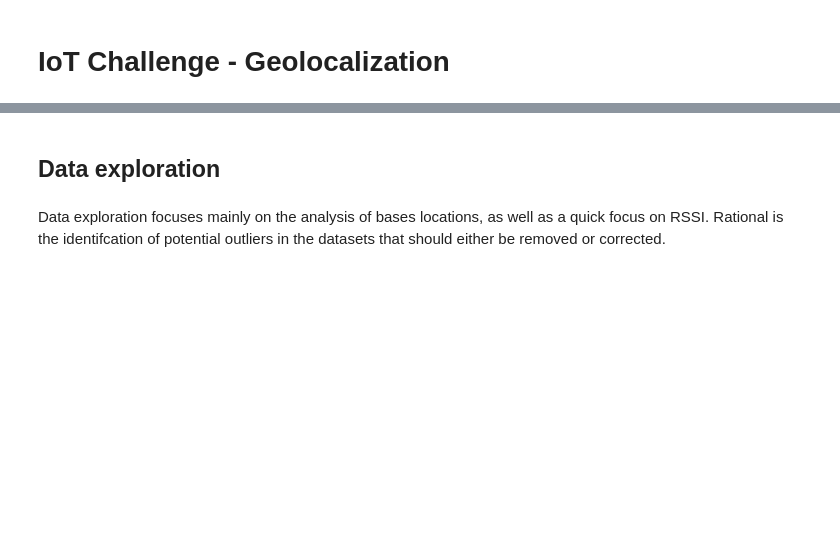
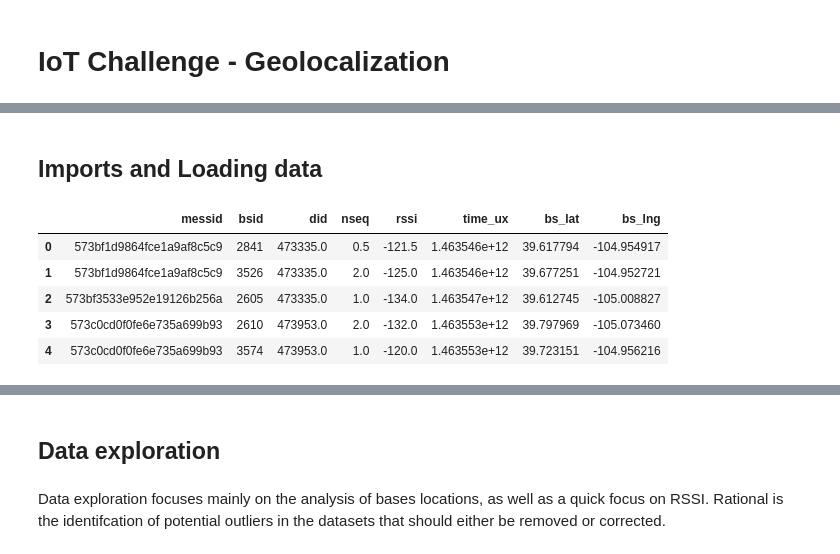
Before and after one commit to andrelmfarias/IoT_Challenge, a Jupyter notebook: IoT_Geolocalization.ipynb, the cells around one changed output, grey strips where cells are left out. Saved outputs shown, nothing was run; the diff lists cells and outputs as text; code cells hidden in the pictures; blank space fills up the shorter version.

```diff
--- a/IoT_Geolocalization.ipynb
+++ b/IoT_Geolocalization.ipynb
@@ -3,3 +25,5 @@
+# %% [markdown]
+## Imports and Loading data
 # %%
 %matplotlib inline
 import numpy as np
@@ -24,3 +48,12 @@ import xgboost as xgb
 df_mess_train = pd.read_csv('mess_train_list.csv') # train set
 df_mess_test = pd.read_csv('mess_test_list.csv') # test set
 pos_train = pd.read_csv('pos_train_list.csv') # position associated to train set
+# %%
+df_mess_train.head()
+# %% [output]
+|  | messid | bsid | did | nseq | rssi | time_ux | bs_lat | bs_lng |
+| 0 | 573bf1d9864fce1a9af8c5c9 | 2841 | 473335.0 | 0.5 | -121.5 | 1.463546e+12 | 39.617794 | -104.954917 |
+| 1 | 573bf1d9864fce1a9af8c5c9 | 3526 | 473335.0 | 2.0 | -125.0 | 1.463546e+12 | 39.677251 | -104.952721 |
+| 2 | 573bf3533e952e19126b256a | 2605 | 473335.0 | 1.0 | -134.0 | 1.463547e+12 | 39.612745 | -105.008827 |
+| 3 | 573c0cd0f0fe6e735a699b93 | 2610 | 473953.0 | 2.0 | -132.0 | 1.463553e+12 | 39.797969 | -105.073460 |
+| 4 | 573c0cd0f0fe6e735a699b93 | 3574 | 473953.0 | 1.0 | -120.0 | 1.463553e+12 | 39.723151 | -104.956216 |
```
Also changed, not shown: parts of 9 cells of this notebook.
